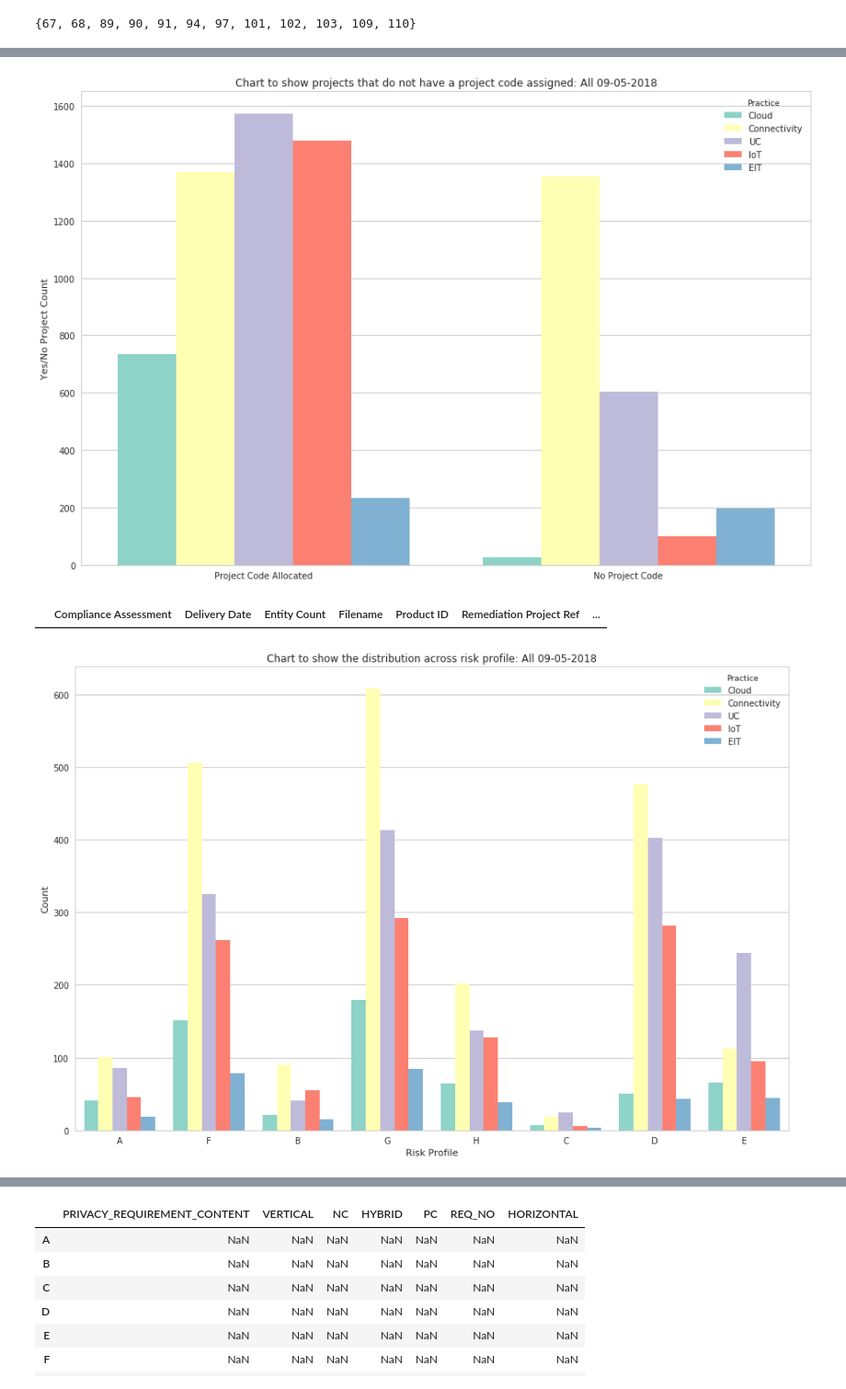
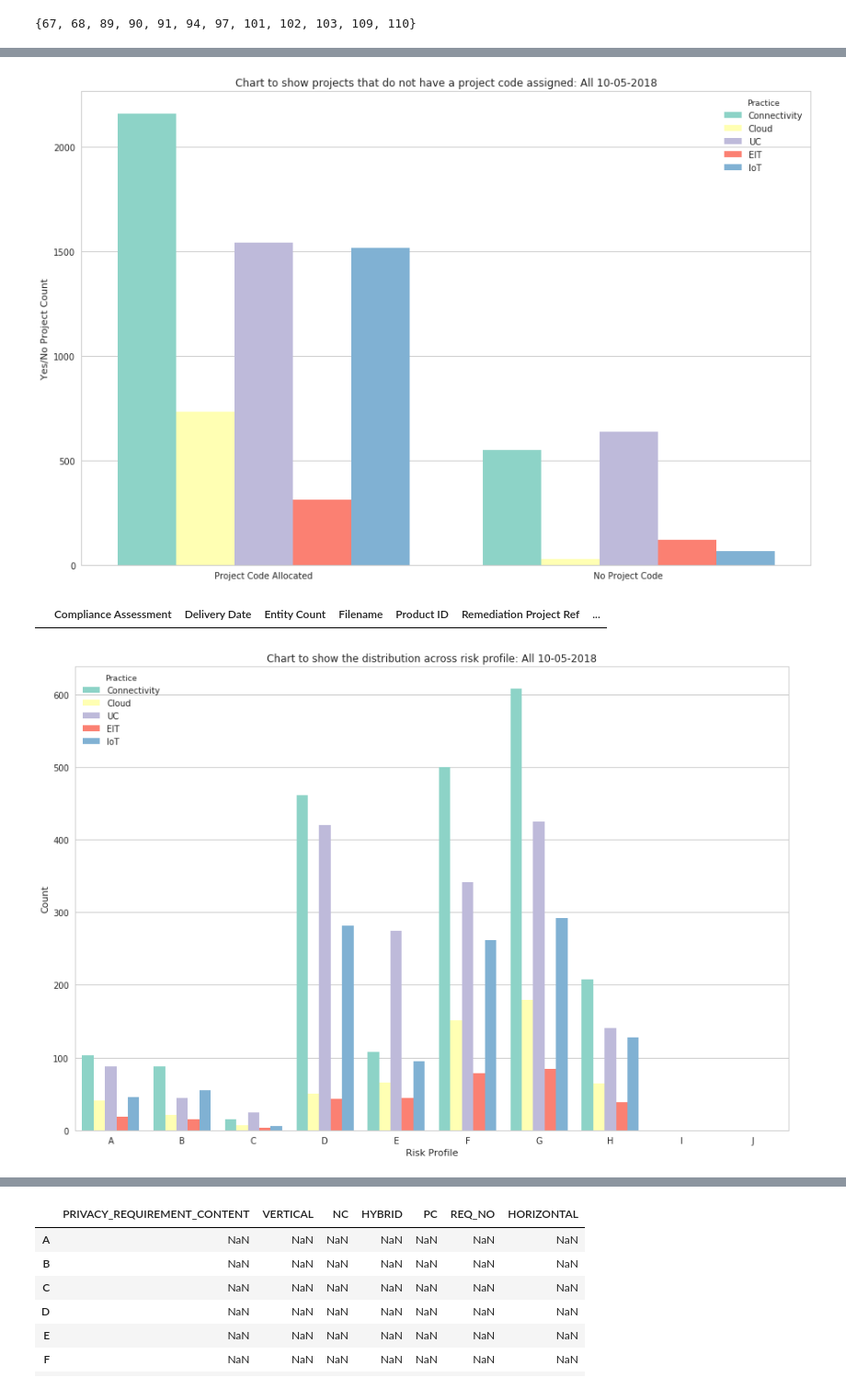
Before and after one commit to billyoconnor/DRC-GDPR, a Jupyter notebook: Transfer-RS-Responses-V2.ipynb, the cells around one changed output, grey strips where cells are left out. Shown at 92% size. Drawn from its saved outputs; the diff is of its cells as text; code cells hidden in the pictures.

```diff
--- a/Transfer-RS-Responses-V2.ipynb
+++ b/Transfer-RS-Responses-V2.ipynb
@@ -156,6 +156,9 @@ out_df['Product ID'] = out_df['Req Ref'].str.slice(3, 6)
 
 out_df['Category'] = out_df['Req Ref'].str.slice(7, 10)
 
+out_df['Category'].replace('-PC', 'PCA', inplace=True)
+out_df['Category'].replace('-SC', 'SCA', inplace=True)
+
 #out_df.drop_duplicates(['Product Ref'], keep='first', inplace=True)
 
 mapping = {'No Response':'No Project Code'}
@@ -212,12 +215,3 @@ out_df['Risk Category'] = out_df['Req nr'].map(lambda x: return_risk_set(x))
 out_df['Approved by DPO:'] = ""
 out_df['If Approved, change to ?'] = ""
 out_df['New Comment to be inserted into RS and DPIA'] = ""
-# %%
-#FIXME: Bug!
-out_df['Product ID'].fillna('dropme',inplace=True)
-
-my_filter = (out_df['Filename']=='GDPR-RS-EPS103-SmartCities-V4.1 REVIEWED 020518 (1).xlsx') & (out_df['Product ID']=='dropme')
-
-labels=out_df[my_filter].index
-out_df.drop(axis=0, labels=labels,inplace=True)
-out_df[out_df['Filename']=='GDPR-RS-EPS103-SmartCities-V4.1 REVIEWED 020518 (1).xlsx']
@@ -243,3 +218,8 @@ out_df[out_df['Filename']=='GDPR-RS-EPS103-SmartCities-V4.1 REVIEWED 020518 (1).
+# %%
+#FIXME: Bug!
+out_df['Product ID'].fillna('dropme',inplace=True)
+
+out_df = out_df[out_df['Product ID'] != 'dropme'].copy()
 # %%
 #out_df[out_df['Filename']=='GDPR-RS-EPS103-SmartCities-V4.1 REVIEWED 020518 (1).xlsx']
 # %%
@@ -267,7 +247,7 @@ ax.set_title("Chart to show projects that do not have a project code assigned: "
 
 fig.savefig("../"+PRACTICE+"-project-codes-fig-"+today+".png")
 # %% [output]
-[figure, old version]
+[figure, new version]
 # %%
 out_df[out_df['Practice']=='Unknown Practice']
 # %% [output]
@@ -275,16 +255,18 @@ out_df[out_df['Practice']=='Unknown Practice']
 # %%
 #out_df[out_df['Category']=='PCA']['Risk Category'].value_counts(dropna=False,sort=False)
 
 fig, ax = plt.subplots(figsize=(15,10))
 
-ax = sns.countplot(data=out_df[out_df['Category']=='PCA'], ax=ax, x='Risk Category', hue='Practice',saturation=1, palette='Set3')
+ax = sns.countplot(data=out_df[out_df['Category']=='PCA'], ax=ax, x='Risk Category',
+                   hue='Practice',saturation=1, palette='Set3',
+                   order=['A','B','C','D','E','F','G','H','I','J'])
 ax.set_ylabel("Count")
 ax.set_xlabel("Risk Profile")
 ax.set_title("Chart to show the distribution across risk profile: "+PRACTICE+" "+today)
 
 fig.savefig("../"+PRACTICE+"-risk-cats-fig-"+today+".png")
 # %% [output]
-[figure, old version]
+[figure, new version]
 # %%
 #pd.get_dummies(out_df['Response'])
 out_df['Response'].value_counts()
```
Also changed, not shown: parts of 4 cells of this notebook, 1 other file.
